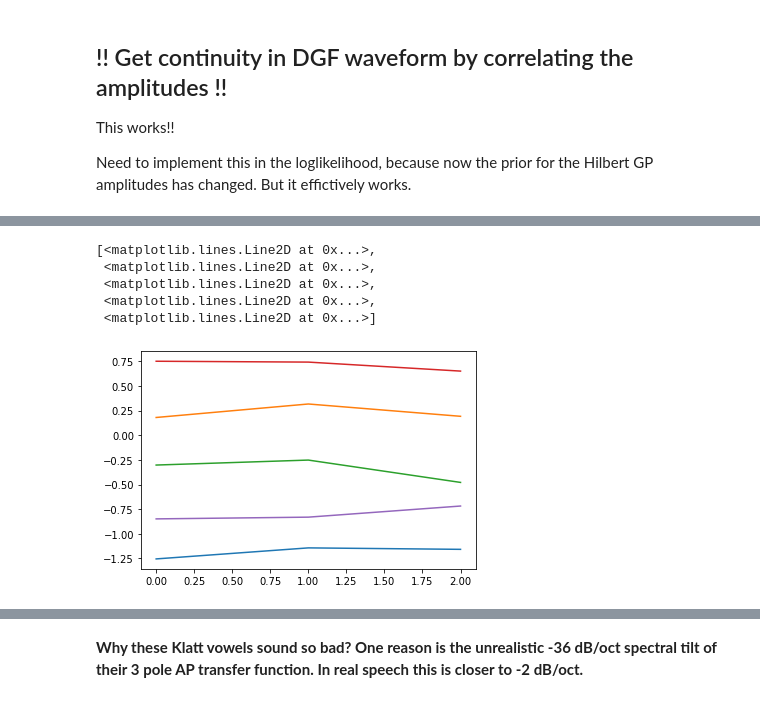
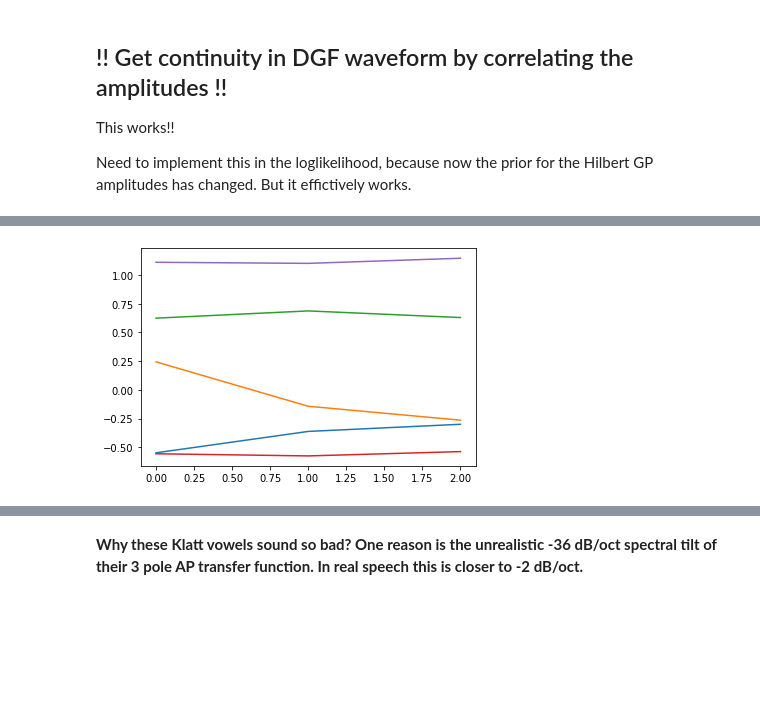
Before and after one commit to mvsoom/thesis-py, a Jupyter notebook: dgf/prior/source.ipynb, the cells around one changed output, grey strips where cells are left out. Drawn from its saved outputs; the diff is of its cells as text; code cells hidden in the pictures; blank space fills up the shorter version.

```diff
--- a/dgf/prior/source.ipynb
+++ b/dgf/prior/source.ipynb
@@ -489,24 +527,20 @@ DeviceArray([[1.08450022, 0.10027087, 5.65828526, 0.38650155],
 # %%
 import tensorflow_probability.substrates.jax.bijectors as tfb
 
 def get_amplitude_bijector(M):
     beye = bijectors.color_bijector(
         np.zeros(M), np.eye(M)
     )
     ampl_bijector = tfb.Chain([
         tfb.Identity(), beye
     ])
     return ampl_bijector
 
 ampl_bijector = get_amplitude_bijector(5)
-plot(source_trajectify(ampl_bijector, 3).forward(randn(5*3)))
+bampl = source_trajectify(ampl_bijector, 3)
+plot(bampl.forward(randn(5*3)));
 # %% [output]
-[<matplotlib.lines.Line2D at 0x...>,
- <matplotlib.lines.Line2D at 0x...>,
- <matplotlib.lines.Line2D at 0x...>,
- <matplotlib.lines.Line2D at 0x...>,
- <matplotlib.lines.Line2D at 0x...>]
-[figure, old version]
+[figure, new version]
 # %%
 from lib import klatt
 
```
Also changed, not shown: parts of 18 cells of this notebook, 9 other files.
